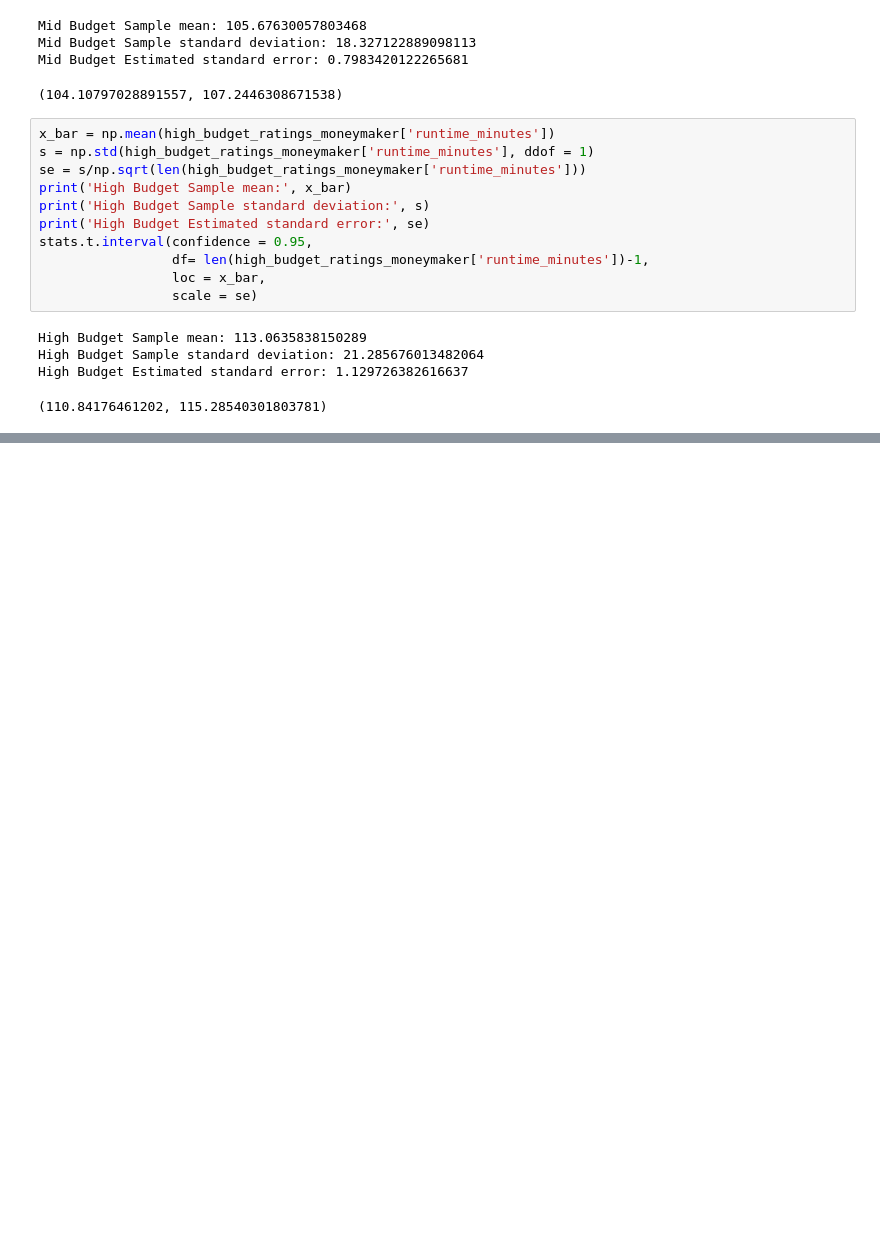
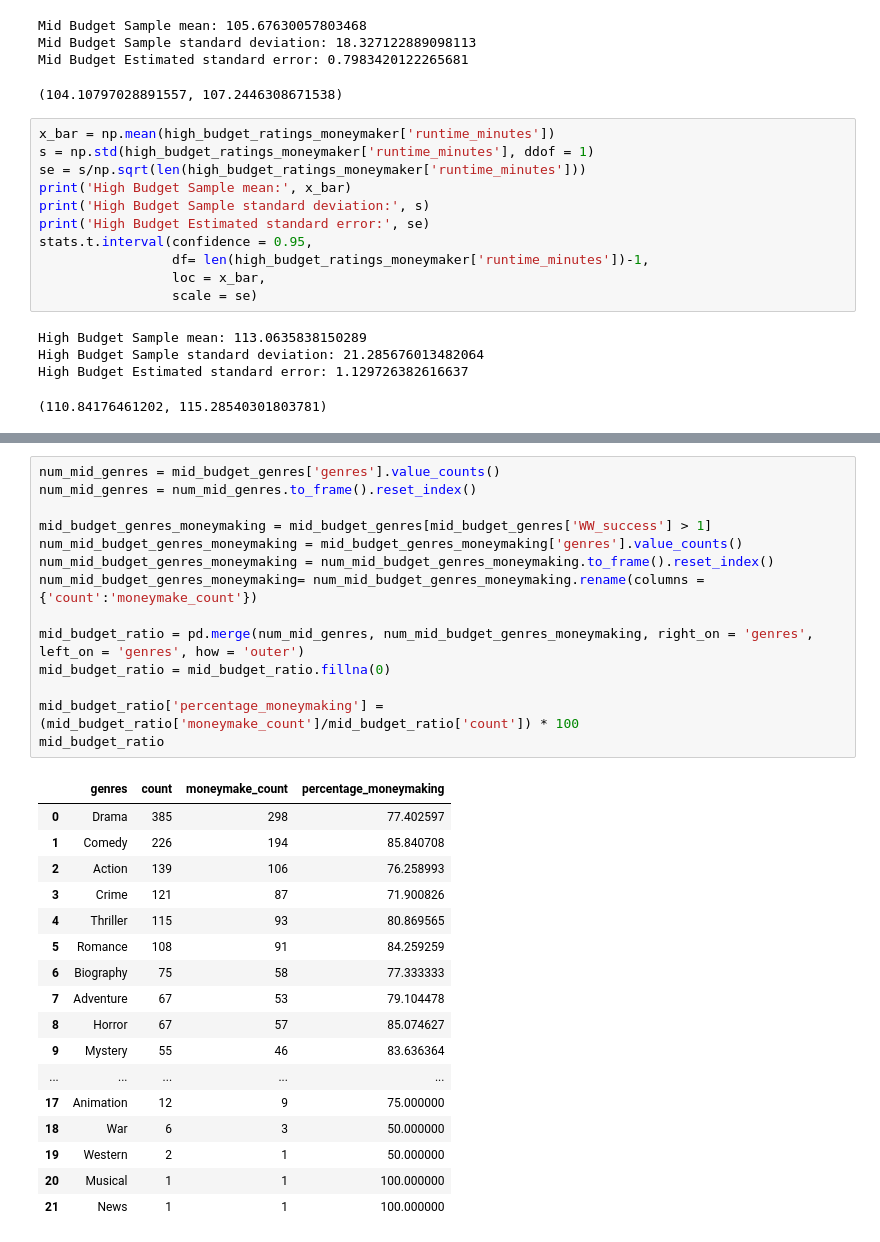
Before and after one commit to sunnywithcurlyhair/DS_Project_2, a Jupyter notebook: Notebooks/Visualization_Analysis.ipynb, the cells around one changed output, grey strips where cells are left out. Cells and saved outputs as stored; diff of their text form; blank space fills up the shorter version.

```diff
--- a/Notebooks/Visualization_Analysis.ipynb
+++ b/Notebooks/Visualization_Analysis.ipynb
@@ -171,0 +156,32 @@ low_budget_genres.groupby('genres').agg(
+# %%
+num_mid_genres = mid_budget_genres['genres'].value_counts()
+num_mid_genres = num_mid_genres.to_frame().reset_index()
+
+mid_budget_genres_moneymaking = mid_budget_genres[mid_budget_genres['WW_success'] > 1]
+num_mid_budget_genres_moneymaking = mid_budget_genres_moneymaking['genres'].value_counts()
+num_mid_budget_genres_moneymaking = num_mid_budget_genres_moneymaking.to_frame().reset_index()
+num_mid_budget_genres_moneymaking= num_mid_budget_genres_moneymaking.rename(columns = {'count':'moneymake_count'})
+
+mid_budget_ratio = pd.merge(num_mid_genres, num_mid_budget_genres_moneymaking, right_on = 'genres', left_on = 'genres', how = 'outer')
+mid_budget_ratio = mid_budget_ratio.fillna(0)
+
+mid_budget_ratio['percentage_moneymaking'] = (mid_budget_ratio['moneymake_count']/mid_budget_ratio['count']) * 100
+mid_budget_ratio
+# %% [output]
+|  | genres | count | moneymake_count | percentage_moneymaking |
+| 0 | Drama | 385 | 298 | 77.402597 |
+| 1 | Comedy | 226 | 194 | 85.840708 |
+| 2 | Action | 139 | 106 | 76.258993 |
+| 3 | Crime | 121 | 87 | 71.900826 |
+| 4 | Thriller | 115 | 93 | 80.869565 |
+| 5 | Romance | 108 | 91 | 84.259259 |
+| 6 | Biography | 75 | 58 | 77.333333 |
+| 7 | Adventure | 67 | 53 | 79.104478 |
+| 8 | Horror | 67 | 57 | 85.074627 |
+| 9 | Mystery | 55 | 46 | 83.636364 |
+| ... | ... | ... | ... | ... |
+| 17 | Animation | 12 | 9 | 75.000000 |
+| 18 | War | 6 | 3 | 50.000000 |
+| 19 | Western | 2 | 1 | 50.000000 |
+| 20 | Musical | 1 | 1 | 100.000000 |
+| 21 | News | 1 | 1 | 100.000000 |
```
Also changed, not shown: parts of 9 cells of this notebook, 2 other files.
